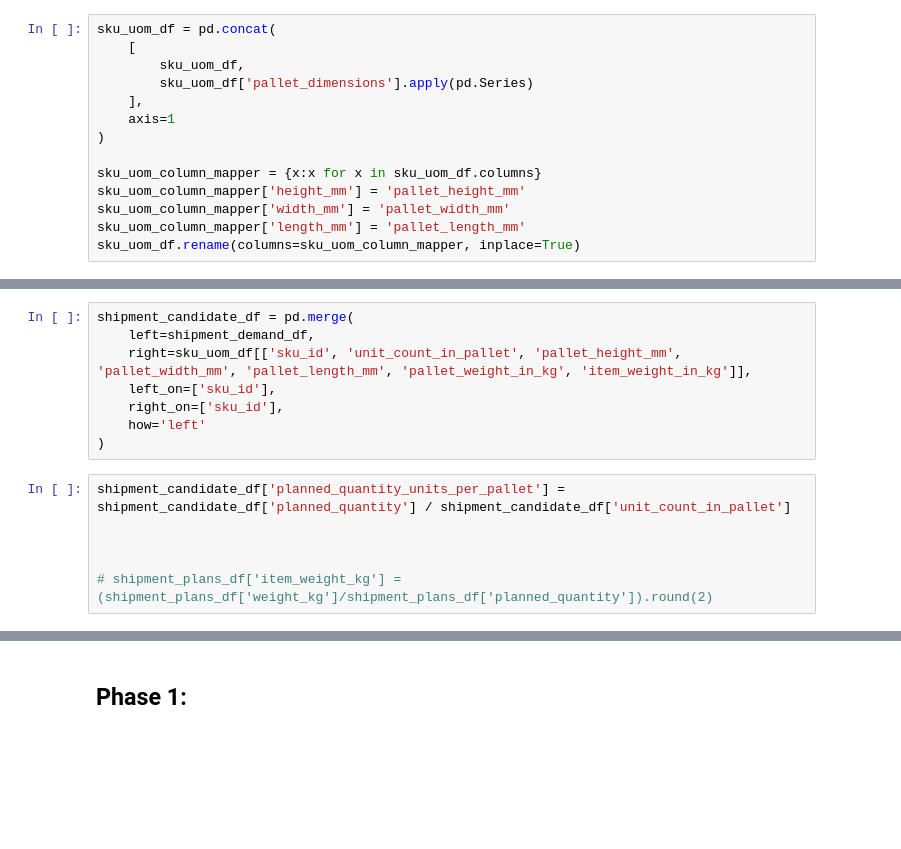
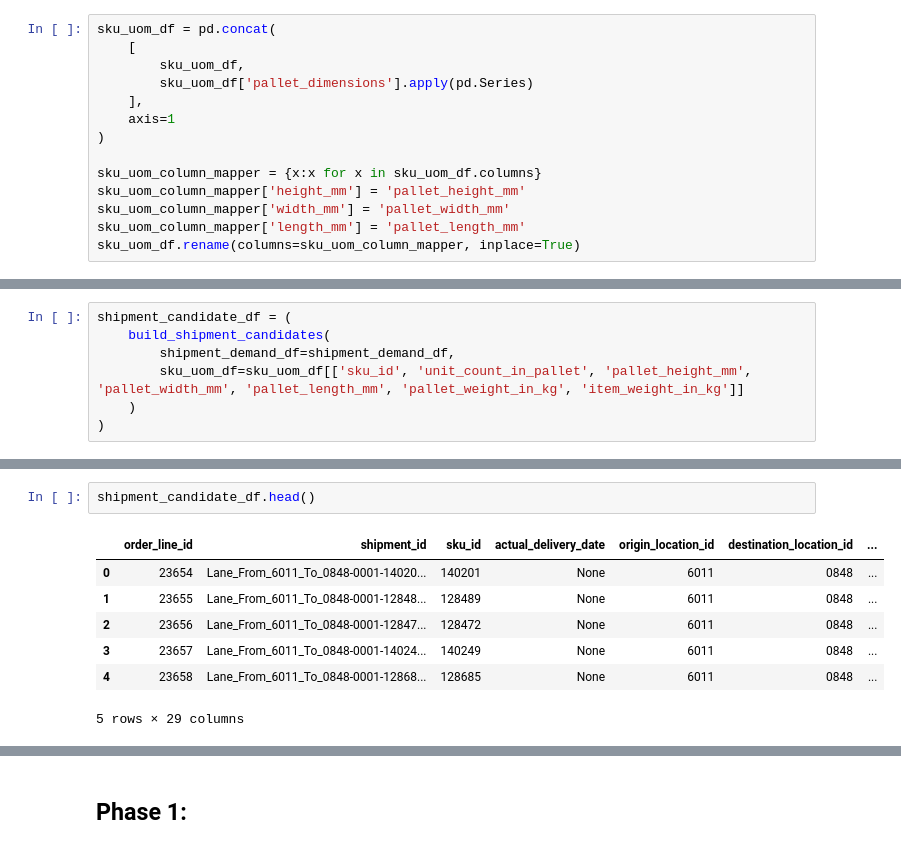
Before and after one commit to acies-AmitaAnand/Amita-Container-Load-Planning-, a Jupyter notebook: solver/planning_engine/equipment_loading_planner_v2.ipynb, the cells around one changed output, grey strips where cells are left out. Cells and saved outputs as stored; diff of their text form; blank space fills up the shorter version.

```diff
--- a/solver/planning_engine/equipment_loading_planner_v2.ipynb
+++ b/solver/planning_engine/equipment_loading_planner_v2.ipynb
@@ -112,14 +196,7 @@ shipment_plan_df['sku_id'] = shipment_plan_df['sku_id'].astype(str)
 # %%
-shipment_candidate_df = pd.merge(
-    left=shipment_demand_df,
-    right=sku_uom_df[['sku_id', 'unit_count_in_pallet', 'pallet_height_mm', 'pallet_width_mm', 'pallet_length_mm', 'pallet_weight_in_kg', 'item_weight_in_kg']],
-    left_on=['sku_id'],
-    right_on=['sku_id'],
-    how='left'
+shipment_candidate_df = (
+    build_shipment_candidates(
+        shipment_demand_df=shipment_demand_df,
+        sku_uom_df=sku_uom_df[['sku_id', 'unit_count_in_pallet', 'pallet_height_mm', 'pallet_width_mm', 'pallet_length_mm', 'pallet_weight_in_kg', 'item_weight_in_kg']]
+    )
 )
-# %%
-shipment_candidate_df['planned_quantity_units_per_pallet'] = shipment_candidate_df['planned_quantity'] / shipment_candidate_df['unit_count_in_pallet']
-
-
-
-# shipment_plans_df['item_weight_kg'] = (shipment_plans_df['weight_kg']/shipment_plans_df['planned_quantity']).round(2)
@@ -442,0 +203,10 @@ def merge_backlog_with_demand(
+# %%
+shipment_candidate_df.head()
+# %% [output]
+|  | order_line_id | shipment_id | sku_id | actual_delivery_date | origin_location_id | destination_location_id | ... |
+| 0 | 23654 | Lane_From_6011_To_0848-0001-14020... | 140201 | None | 6011 | 0848 | ... |
+| 1 | 23655 | Lane_From_6011_To_0848-0001-12848... | 128489 | None | 6011 | 0848 | ... |
+| 2 | 23656 | Lane_From_6011_To_0848-0001-12847... | 128472 | None | 6011 | 0848 | ... |
+| 3 | 23657 | Lane_From_6011_To_0848-0001-14024... | 140249 | None | 6011 | 0848 | ... |
+| 4 | 23658 | Lane_From_6011_To_0848-0001-12868... | 128685 | None | 6011 | 0848 | ... |
+5 rows × 29 columns
```
Also changed, not shown: parts of 16 cells of this notebook, 4 other files.
